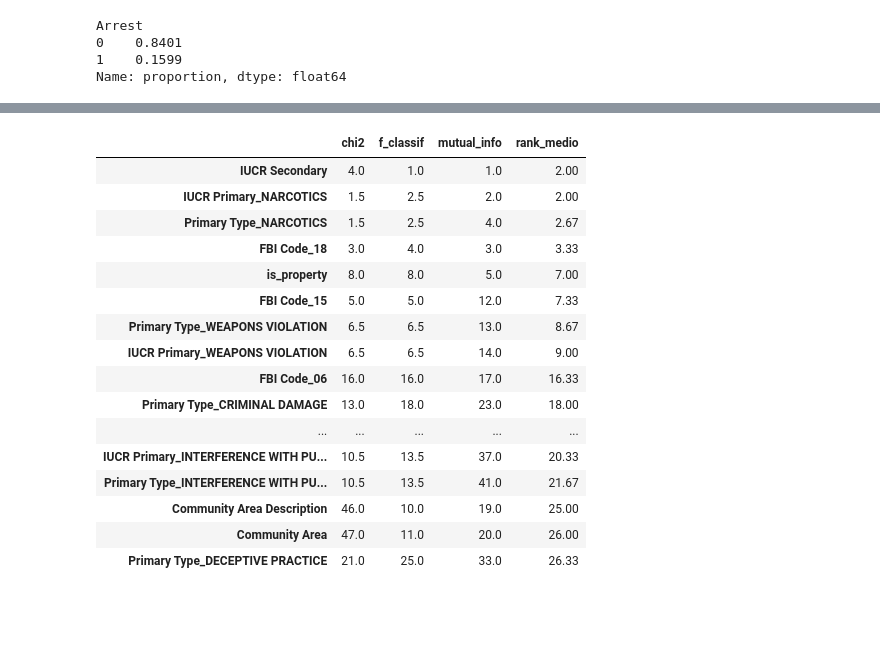
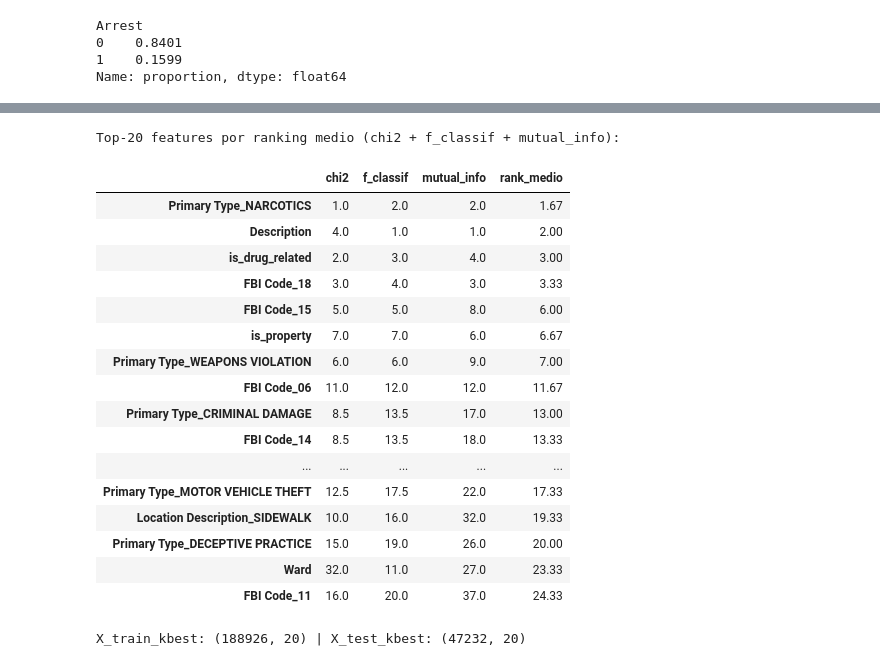
Before and after one commit to francomor/ceia-analisis-de-datos-tp-final, a Jupyter notebook: 2.tp_final_parte2_fran.ipynb, the cells around one changed output, grey strips where cells are left out. Saved outputs shown, nothing was run; the diff lists cells and outputs as text; code cells hidden in the pictures; blank space fills up the shorter version.

```diff
--- a/2.tp_final_parte2_fran.ipynb
+++ b/2.tp_final_parte2_fran.ipynb
@@ -648,10 +678,21 @@ hour       time_of_day     0.960483
 dtype: float64
 # %%
-# VarianceThreshold sobre X_train_std — eliminamos features (casi) constantes
+# VarianceThreshold sobre X_train_std — eliminamos features (casi) constantes.
+# Trabajamos únicamente con columnas numéricas.
+num_cols_std = X_train_std.select_dtypes(include=[np.number]).columns.tolist()
+
 vt = VarianceThreshold(threshold=0.01)
-vt.fit(X_train_std.select_dtypes(include=[np.number]))
-num_cols_std = X_train_std.select_dtypes(include=[np.number]).columns
-descartadas_vt = num_cols_std[~vt.get_support()].tolist()
-print(f'{len(descartadas_vt)} columnas con var < 0.01:')
+vt.fit(X_train_std[num_cols_std].fillna(0))
+
+mantenidas_vt  = [c for c, keep in zip(num_cols_std, vt.get_support()) if keep]
+descartadas_vt = [c for c, keep in zip(num_cols_std, vt.get_support()) if not keep]
+
+# Aplicamos el filtro efectivamente a train y test
+X_train_vt = X_train_std[mantenidas_vt].copy()
+X_test_vt  = X_test_std[mantenidas_vt].copy()
+
+print(f'Features antes: {len(num_cols_std)} | después de VarianceThreshold: {len(mantenidas_vt)}')
+print(f'\n{len(descartadas_vt)} columnas con var < 0.01 (eliminadas):')
 print(descartadas_vt[:20])
+print(f'\nX_train_vt: {X_train_vt.shape} | X_test_vt: {X_test_vt.shape}')
 # %% [output]
@@ -660,42 +705,54 @@ print(descartadas_vt[:20])
 # %%
-# SelectKBest — usamos solo columnas numéricas
-X_tr_num_mm  = X_train_mm.select_dtypes(include=[np.number]).fillna(0)
-X_tr_num_std = X_train_std.select_dtypes(include=[np.number]).fillna(0)
+# SelectKBest — usamos las columnas ya filtradas por VarianceThreshold para no puntuar features cuasi-constantes.
+X_tr_num_mm  = X_train_mm[mantenidas_vt].fillna(0)
+X_tr_num_std = X_train_vt.fillna(0)
 
 K = 20
 
 sel_chi2  = SelectKBest(score_func=chi2,                k=K).fit(X_tr_num_mm,  y_train)
 sel_anova = SelectKBest(score_func=f_classif,           k=K).fit(X_tr_num_std, y_train)
 sel_mi    = SelectKBest(score_func=mutual_info_classif, k=K).fit(X_tr_num_std, y_train)
 
 ranking = pd.DataFrame({
-    'chi2':     pd.Series(sel_chi2.scores_,  index=X_tr_num_mm.columns),
-    'f_classif':pd.Series(sel_anova.scores_, index=X_tr_num_std.columns),
-    'mutual_info': pd.Series(sel_mi.scores_, index=X_tr_num_std.columns),
+    'chi2':        pd.Series(sel_chi2.scores_,  index=X_tr_num_mm.columns),
+    'f_classif':   pd.Series(sel_anova.scores_, index=X_tr_num_std.columns),
+    'mutual_info': pd.Series(sel_mi.scores_,    index=X_tr_num_std.columns),
 }).fillna(0)
 
+# Ranking combinado: promediamos el rank (1 = mejor) de cada método.
 top = (
     ranking.rank(ascending=False)
            .assign(rank_medio=lambda r: r.mean(axis=1))
            .sort_values('rank_medio').head(K)
 )
-top.round(2)
+
+# Features robustas: aparecen en el top-K del ranking combinado.
+features_kbest = top.index.tolist()
+print(f'Top-{K} features por ranking medio (chi2 + f_classif + mutual_info):')
+display(top.round(2))
+
+# APLICAMOS la selección efectivamente: generamos datasets filtrados.
+X_train_kbest = X_train_vt[features_kbest].copy()
+X_test_kbest  = X_test_vt[features_kbest].copy()
+print(f'\nX_train_kbest: {X_train_kbest.shape} | X_test_kbest: {X_test_kbest.shape}')
 # %% [output]
+Top-20 features por ranking medio (chi2 + f_classif + mutual_info):
 |  | chi2 | f_classif | mutual_info | rank_medio |
-| IUCR Secondary | 4.0 | 1.0 | 1.0 | 2.00 |
-| IUCR Primary_NARCOTICS | 1.5 | 2.5 | 2.0 | 2.00 |
-| Primary Type_NARCOTICS | 1.5 | 2.5 | 4.0 | 2.67 |
+| Primary Type_NARCOTICS | 1.0 | 2.0 | 2.0 | 1.67 |
+| Description | 4.0 | 1.0 | 1.0 | 2.00 |
+| is_drug_related | 2.0 | 3.0 | 4.0 | 3.00 |
 | FBI Code_18 | 3.0 | 4.0 | 3.0 | 3.33 |
-| is_property | 8.0 | 8.0 | 5.0 | 7.00 |
-| FBI Code_15 | 5.0 | 5.0 | 12.0 | 7.33 |
-| Primary Type_WEAPONS VIOLATION | 6.5 | 6.5 | 13.0 | 8.67 |
-| IUCR Primary_WEAPONS VIOLATION | 6.5 | 6.5 | 14.0 | 9.00 |
-| FBI Code_06 | 16.0 | 16.0 | 17.0 | 16.33 |
-| Primary Type_CRIMINAL DAMAGE | 13.0 | 18.0 | 23.0 | 18.00 |
+| FBI Code_15 | 5.0 | 5.0 | 8.0 | 6.00 |
+| is_property | 7.0 | 7.0 | 6.0 | 6.67 |
+| Primary Type_WEAPONS VIOLATION | 6.0 | 6.0 | 9.0 | 7.00 |
+| FBI Code_06 | 11.0 | 12.0 | 12.0 | 11.67 |
+| Primary Type_CRIMINAL DAMAGE | 8.5 | 13.5 | 17.0 | 13.00 |
+| FBI Code_14 | 8.5 | 13.5 | 18.0 | 13.33 |
 | ... | ... | ... | ... | ... |
-| IUCR Primary_INTERFERENCE WITH PU... | 10.5 | 13.5 | 37.0 | 20.33 |
-| Primary Type_INTERFERENCE WITH PU... | 10.5 | 13.5 | 41.0 | 21.67 |
-| Community Area Description | 46.0 | 10.0 | 19.0 | 25.00 |
-| Community Area | 47.0 | 11.0 | 20.0 | 26.00 |
-| Primary Type_DECEPTIVE PRACTICE | 21.0 | 25.0 | 33.0 | 26.33 |
+| Primary Type_MOTOR VEHICLE THEFT | 12.5 | 17.5 | 22.0 | 17.33 |
+| Location Description_SIDEWALK | 10.0 | 16.0 | 32.0 | 19.33 |
+| Primary Type_DECEPTIVE PRACTICE | 15.0 | 19.0 | 26.0 | 20.00 |
+| Ward | 32.0 | 11.0 | 27.0 | 23.33 |
+| FBI Code_11 | 16.0 | 20.0 | 37.0 | 24.33 |
+X_train_kbest: (188926, 20) | X_test_kbest: (47232, 20)
 # %% [markdown]
```
Also changed, not shown: parts of 48 cells of this notebook.
